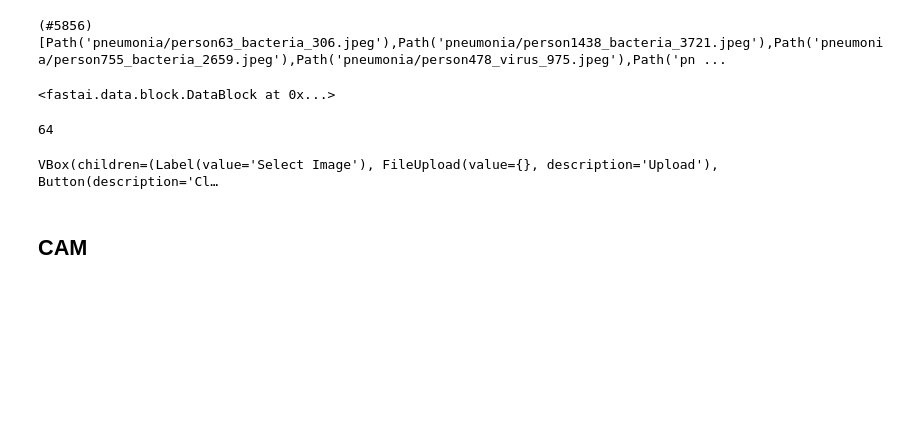
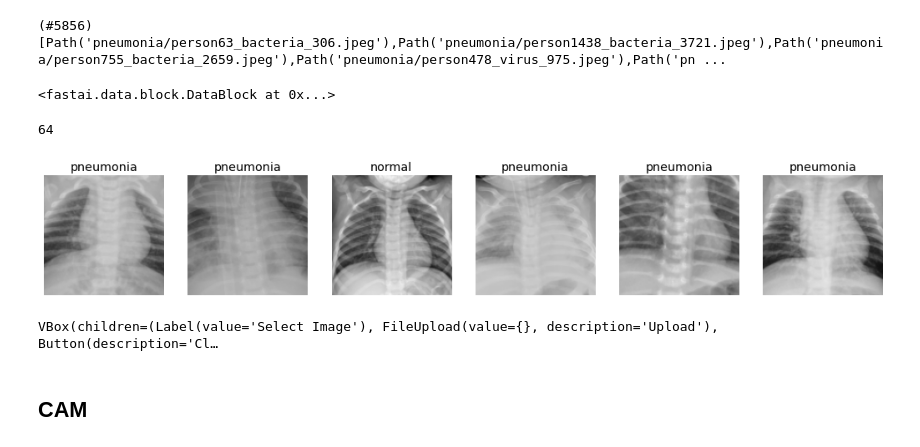
Before and after one commit to tobiasbudig/x-ray-chest-analysis, a Jupyter notebook: x-ray-deep-learning.ipynb, the cells around one changed output. Cells and saved outputs as stored; diff of their text form; code cells hidden in the pictures; blank space fills up the shorter version.

```diff
--- a/x-ray-deep-learning.ipynb
+++ b/x-ray-deep-learning.ipynb
@@ -35,7 +35,9 @@ dls.bs
 # %% [output]
 64
 # %%
-dls.valid.show_batch(max_n=4, nrows=1)
+dls.valid.show_batch(max_n=6, nrows=1)
+# %% [output]
+[figure, added]
 # %%
 learn = cnn_learner(dls, resnet18, metrics=error_rate)
 learn.fine_tune(3)
```
Also changed, not shown: parts of 4 cells of this notebook, 15 other files.
